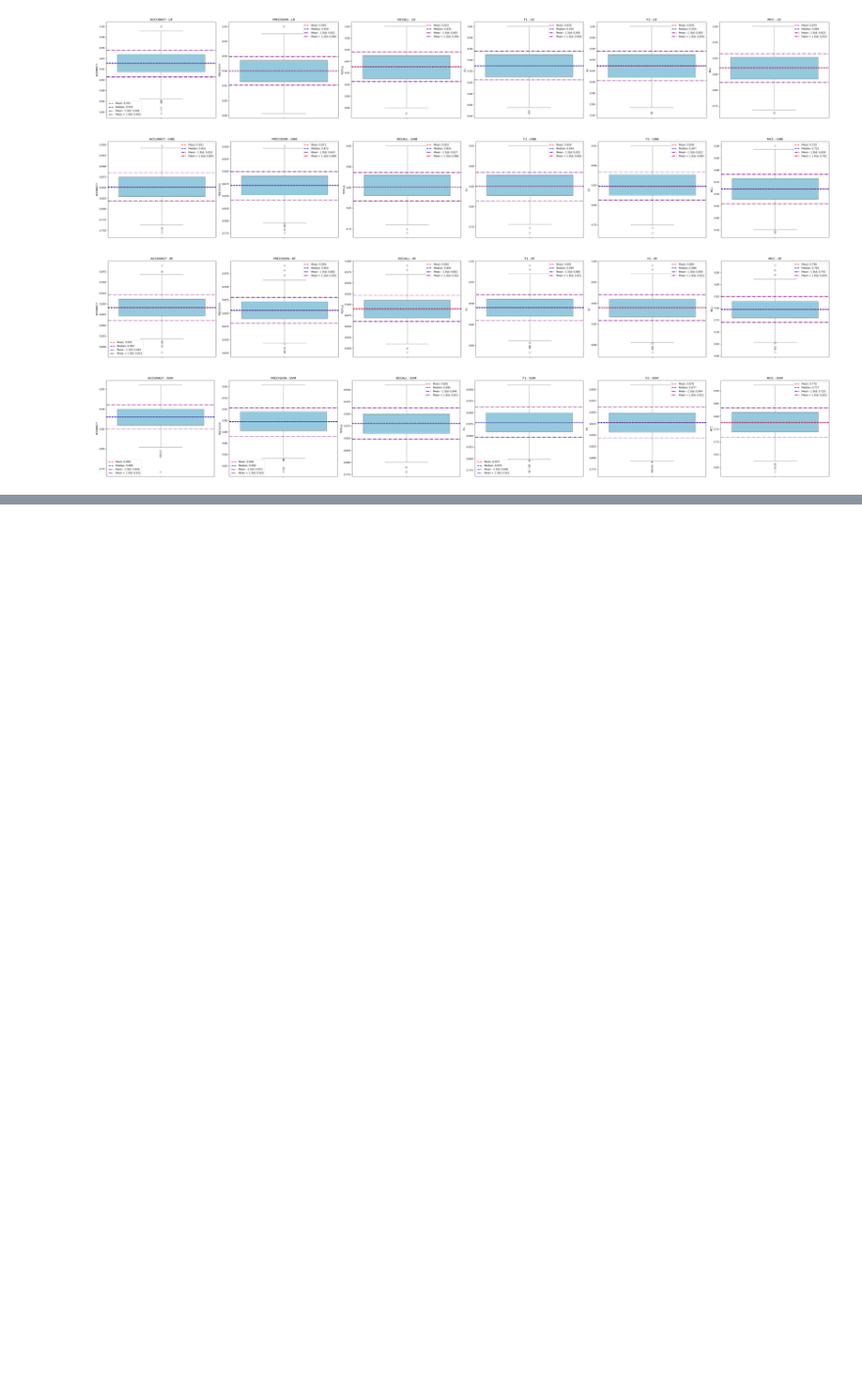
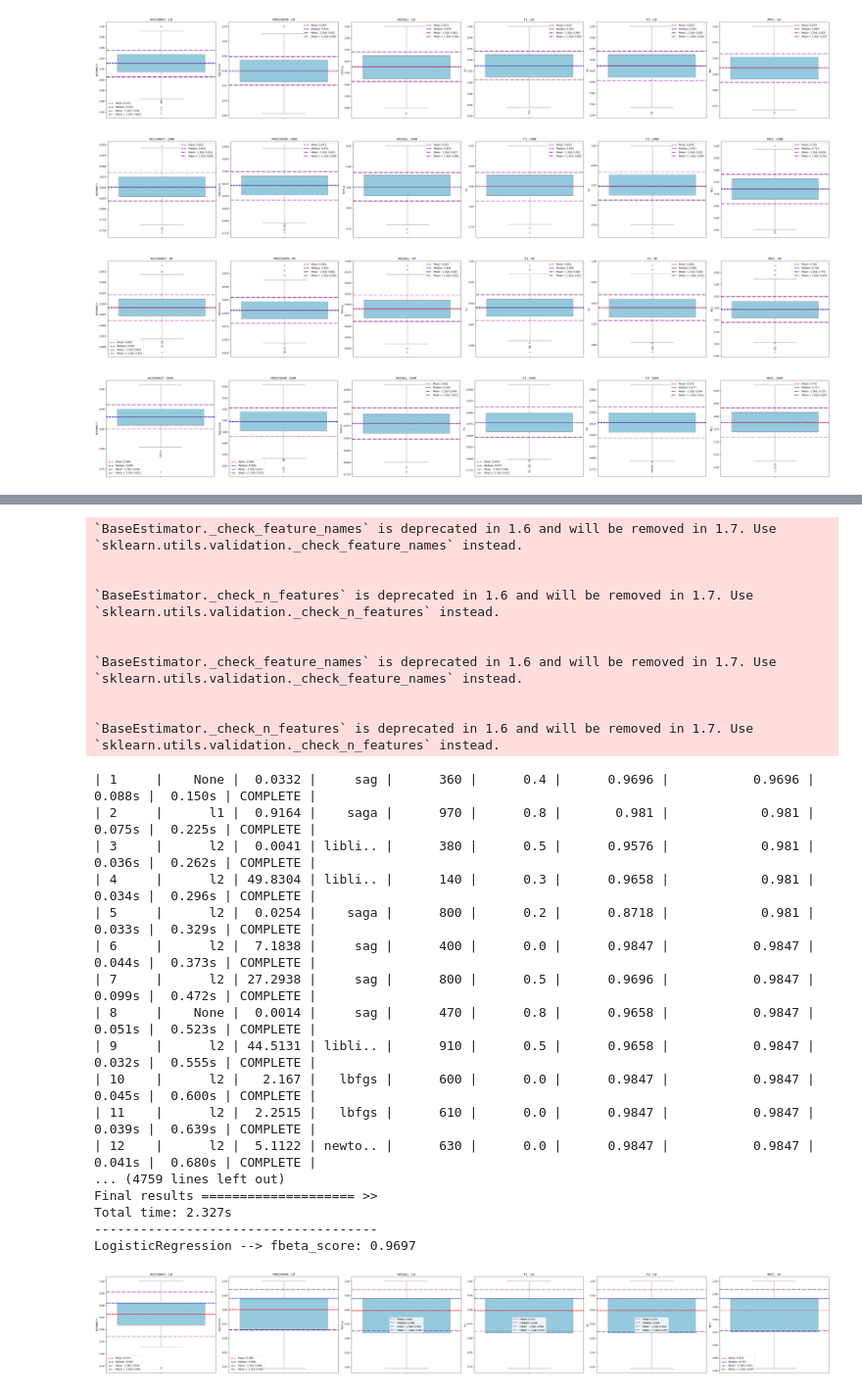
Before and after one commit to RafailTn/Assignment-2, a Jupyter notebook: notebooks/model_analysis.ipynb, the cells around one changed output, grey strips where cells are left out. Shown at 98% size. Saved outputs shown, nothing was run; the diff lists cells and outputs as text; code cells hidden in the pictures; blank space fills up the shorter version.

```diff
--- a/notebooks/model_analysis.ipynb
+++ b/notebooks/model_analysis.ipynb
@@ -220,3 +220,29 @@ SupportVectorMachine       --> fbeta_score: 0.9633
 [figure]
 [figure]
 [figure]
+# %%
+# Define the models you want to evaluate
+models = ['LR']
+
+# Define the metrics you want to evaluate
+metrics = ["accuracy", "precision", "recall", "f1", "f2", "mcc"]
+
+# Create a new RNcvAtom instance
+rncv = func_classes.RNcvAtom(
+    X=train_df.drop(columns=["diagnosis"]),
+    y=train_df["diagnosis"],
+    models=models,
+    fs=True
+)
+
+rncv.fine_tune(model=['LR'])
+best_results = rncv.get_best_model_results()
+best_results.to_csv(root/'data'/'best_model_results_PCA_10.csv', index=False)
+utils = func_classes.Utils()
+for model in models:
+    utils.create_boxplot(
+        df=best_results,
+        model_name=model,
+        metrics=metrics
+    )
+# %% [output]
@@ -222,0 +266,28 @@ SupportVectorMachine       --> fbeta_score: 0.9633
+`BaseEstimator._check_feature_names` is deprecated in 1.6 and will be removed in 1.7. Use `sklearn.utils.validation._check_feature_names` instead.
+
+
+`BaseEstimator._check_n_features` is deprecated in 1.6 and will be removed in 1.7. Use `sklearn.utils.validation._check_n_features` instead.
+
+
+`BaseEstimator._check_feature_names` is deprecated in 1.6 and will be removed in 1.7. Use `sklearn.utils.validation._check_feature_names` instead.
+
+
+`BaseEstimator._check_n_features` is deprecated in 1.6 and will be removed in 1.7. Use `sklearn.utils.validation._check_n_features` instead.
+| 1     |    None |  0.0332 |     sag |      360 |      0.4 |      0.9696 |           0.9696 |     0.088s |  0.150s | COMPLETE |
+| 2     |      l1 |  0.9164 |    saga |      970 |      0.8 |       0.981 |            0.981 |     0.075s |  0.225s | COMPLETE |
+| 3     |      l2 |  0.0041 | libli.. |      380 |      0.5 |      0.9576 |            0.981 |     0.036s |  0.262s | COMPLETE |
+| 4     |      l2 | 49.8304 | libli.. |      140 |      0.3 |      0.9658 |            0.981 |     0.034s |  0.296s | COMPLETE |
+| 5     |      l2 |  0.0254 |    saga |      800 |      0.2 |      0.8718 |            0.981 |     0.033s |  0.329s | COMPLETE |
+| 6     |      l2 |  7.1838 |     sag |      400 |      0.0 |      0.9847 |           0.9847 |     0.044s |  0.373s | COMPLETE |
+| 7     |      l2 | 27.2938 |     sag |      800 |      0.5 |      0.9696 |           0.9847 |     0.099s |  0.472s | COMPLETE |
+| 8     |    None |  0.0014 |     sag |      470 |      0.8 |      0.9658 |           0.9847 |     0.051s |  0.523s | COMPLETE |
+| 9     |      l2 | 44.5131 | libli.. |      910 |      0.5 |      0.9658 |           0.9847 |     0.032s |  0.555s | COMPLETE |
+| 10    |      l2 |   2.167 |   lbfgs |      600 |      0.0 |      0.9847 |           0.9847 |     0.045s |  0.600s | COMPLETE |
+| 11    |      l2 |  2.2515 |   lbfgs |      610 |      0.0 |      0.9847 |           0.9847 |     0.039s |  0.639s | COMPLETE |
+| 12    |      l2 |  5.1122 | newto.. |      630 |      0.0 |      0.9847 |           0.9847 |     0.041s |  0.680s | COMPLETE |
+... (4759 lines left out)
+Final results ==================== >>
+Total time: 2.327s
+-------------------------------------
+LogisticRegression --> fbeta_score: 0.9697
+[figure, added]
```
Also changed, not shown: parts of 3 cells of this notebook, 2 other files.
